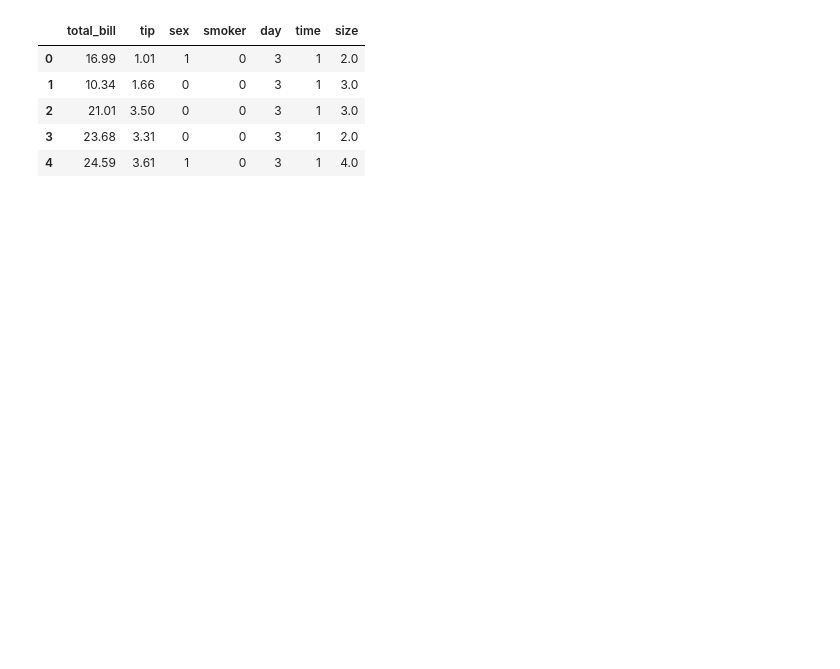
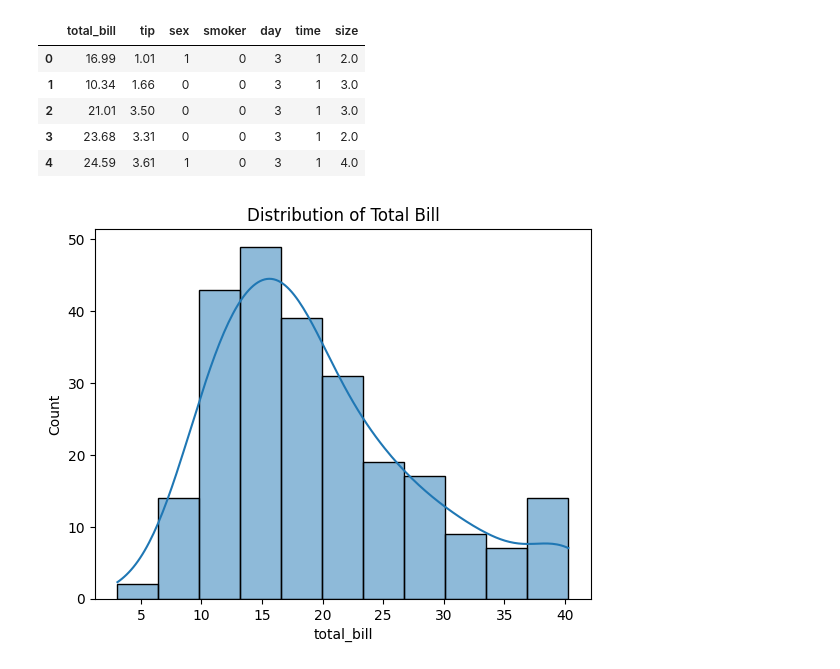
Before and after one commit to Saipranith05/Mobile_Prediction, a Jupyter notebook: eda2.ipynb, the cells around one changed output. Drawn from its saved outputs; the diff is of its cells as text; code cells hidden in the pictures; blank space fills up the shorter version.

```diff
--- a/eda2.ipynb
+++ b/eda2.ipynb
@@ -484,3 +484,9 @@ df.head()
 | 2 | 21.01 | 3.50 | 0 | 0 | 3 | 1 | 3.0 |
 | 3 | 23.68 | 3.31 | 0 | 0 | 3 | 1 | 2.0 |
 | 4 | 24.59 | 3.61 | 1 | 0 | 3 | 1 | 4.0 |
+# %%
+sns.histplot(df['total_bill'], kde=True)
+plt.title("Distribution of Total Bill")
+plt.show()
+# %% [output]
+[figure, added]
```
Also changed, not shown: parts of 15 cells of this notebook.
